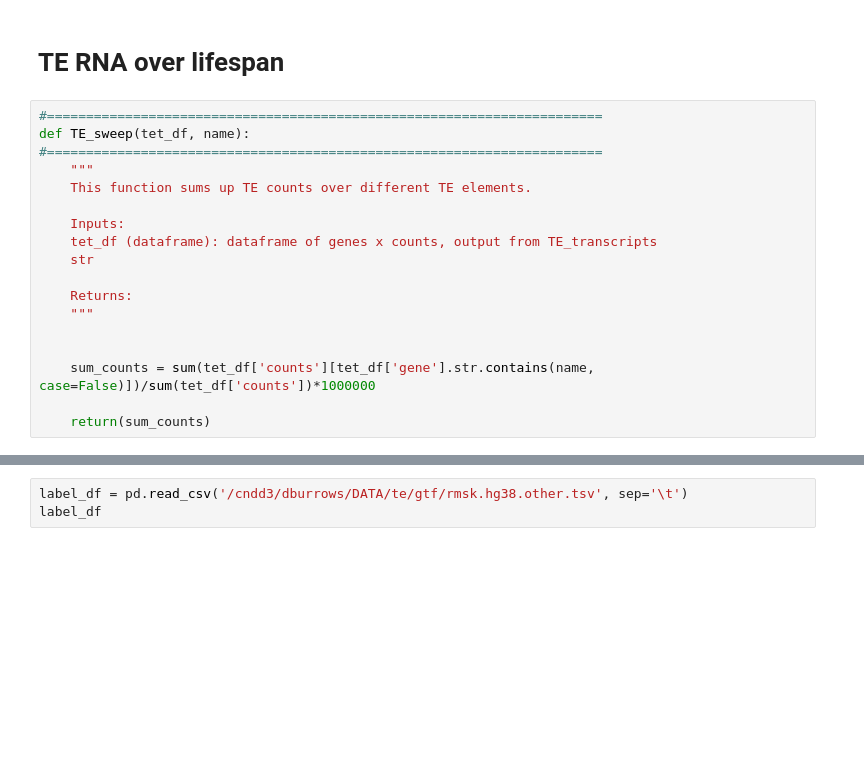
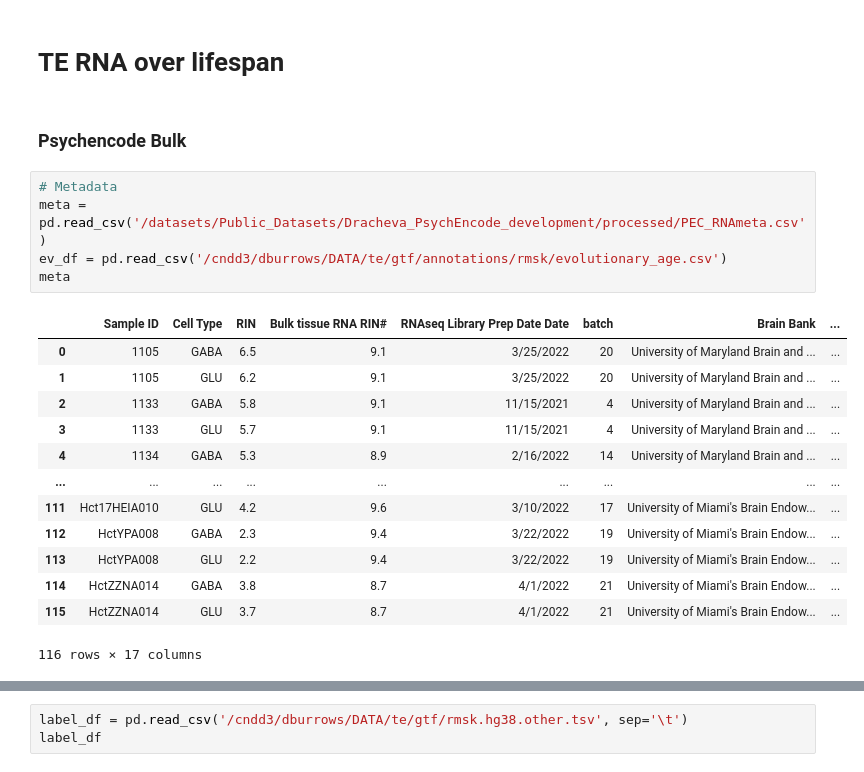
Before and after one commit to dmnburrows/line1_ageing, a Jupyter notebook: te_rna.ipynb, the cells around one changed output, grey strips where cells are left out. Cells and saved outputs as stored; diff of their text form; blank space fills up the shorter version.

```diff
--- a/te_rna.ipynb
+++ b/te_rna.ipynb
@@ -984,21 +986,24 @@ See the caveats in the documentation: https://pandas.pydata.org/pandas-docs/stab
 10748 rows × 12 columns
 # %% [markdown]
 # TE RNA over lifespan
-# %%
-#=======================================================================
-def TE_sweep(tet_df, name):
-#=======================================================================
-    """
-    This function sums up TE counts over different TE elements.
-
-    Inputs:
-    tet_df (dataframe): dataframe of genes x counts, output from TE_transcripts
-    str
-
-    Returns:
-    """
-
-
-    sum_counts = sum(tet_df['counts'][tet_df['gene'].str.contains(name, case=False)])/sum(tet_df['counts'])*1000000
-
-    return(sum_counts)
+# %% [markdown]
+### Psychencode Bulk
+# %%
+# Metadata
+meta = pd.read_csv('/datasets/Public_Datasets/Dracheva_PsychEncode_development/processed/PEC_RNAmeta.csv')
+ev_df = pd.read_csv('/cndd3/dburrows/DATA/te/gtf/annotations/rmsk/evolutionary_age.csv')
+meta
+# %% [output]
+|  | Sample ID | Cell Type | RIN | Bulk tissue RNA RIN# | RNAseq Library Prep Date Date | batch | Brain Bank | ... |
+| 0 | 1105 | GABA | 6.5 | 9.1 | 3/25/2022 | 20 | University of Maryland Brain and ... | ... |
+| 1 | 1105 | GLU | 6.2 | 9.1 | 3/25/2022 | 20 | University of Maryland Brain and ... | ... |
+| 2 | 1133 | GABA | 5.8 | 9.1 | 11/15/2021 | 4 | University of Maryland Brain and ... | ... |
+| 3 | 1133 | GLU | 5.7 | 9.1 | 11/15/2021 | 4 | University of Maryland Brain and ... | ... |
+| 4 | 1134 | GABA | 5.3 | 8.9 | 2/16/2022 | 14 | University of Maryland Brain and ... | ... |
+| ... | ... | ... | ... | ... | ... | ... | ... | ... |
+| 111 | Hct17HEIA010 | GLU | 4.2 | 9.6 | 3/10/2022 | 17 | University of Miami's Brain Endow... | ... |
+| 112 | HctYPA008 | GABA | 2.3 | 9.4 | 3/22/2022 | 19 | University of Miami's Brain Endow... | ... |
+| 113 | HctYPA008 | GLU | 2.2 | 9.4 | 3/22/2022 | 19 | University of Miami's Brain Endow... | ... |
+| 114 | HctZZNA014 | GABA | 3.8 | 8.7 | 4/1/2022 | 21 | University of Miami's Brain Endow... | ... |
+| 115 | HctZZNA014 | GLU | 3.7 | 8.7 | 4/1/2022 | 21 | University of Miami's Brain Endow... | ... |
+116 rows × 17 columns
```
Also changed, not shown: parts of 5 cells of this notebook, 1 other file.
